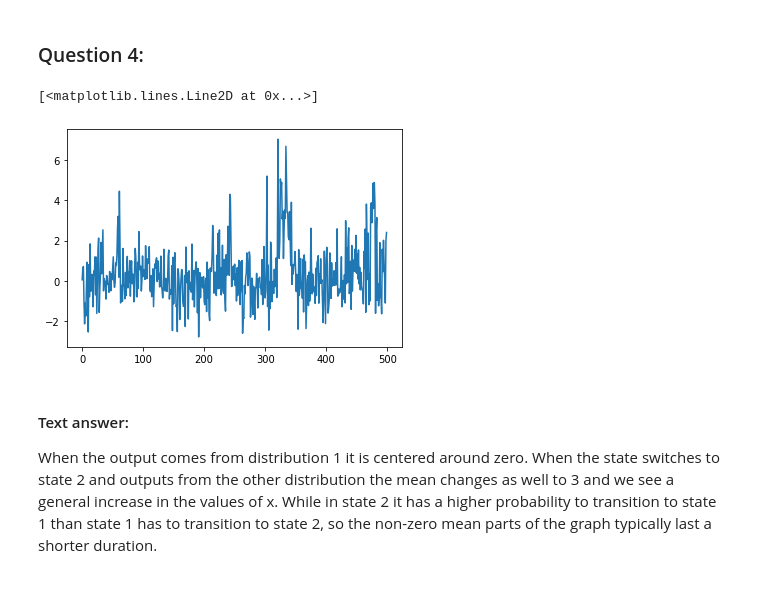
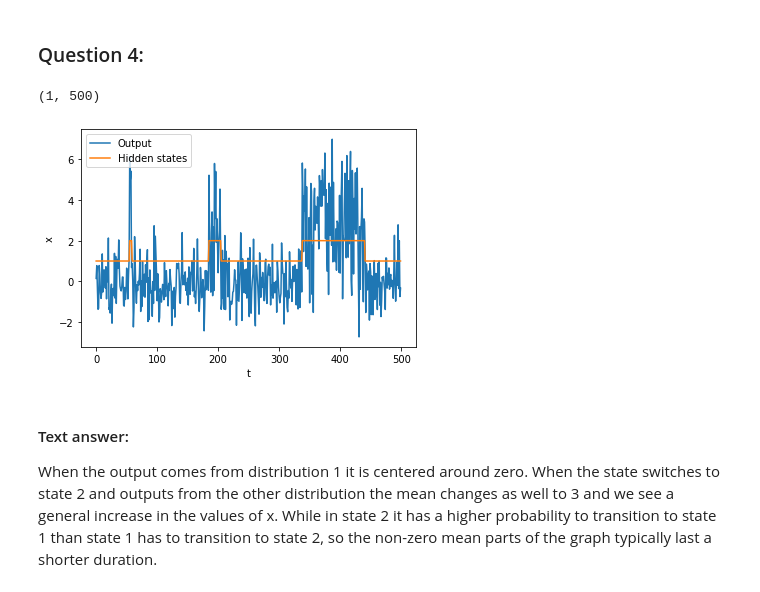
Before and after one commit to serkanardaa/Pattern-Assignment1, a Jupyter notebook: EQ2341_Assignment_1.ipynb, the cells around one changed output. Drawn from its saved outputs; the diff is of its cells as text; code cells hidden in the pictures.

Commit message:
Cleaned up jupyter, added plot code and removed comment from MarkovChain

```diff
--- a/EQ2341_Assignment_1.ipynb
+++ b/EQ2341_Assignment_1.ipynb
@@ -128,27 +127,33 @@ Mean: 0.8460061993849105 Variance: 3.7636239058193794
 # %% [markdown]
 ### Question 4:
 # %%
-
-# Example: Define and use a simple infinite-duration HMM
-
-# State generator
+# Analysis of sequence length tmax = 500
 
 q = np.array( [ 0.75, 0.25 ] )
-mc = MarkovChain( q, np.array( [ [ 0.99, 0.01 ], [ 0.03, 0.97 ] ] ) )
+A = np.array( [ [ 0.99, 0.01 ], [ 0.03, 0.97 ] ] )
+mc = MarkovChain(q,A)
 
 g1 = GaussD( means=[0], stdevs=[1] )   # Distribution for state = 1
 g2 = GaussD( means=[3], stdevs=[2] )   # Distribution for state = 2
 h  = HMM( mc, [g1, g2])                # The HMM
 
 # Generate an output sequence
 x,s = h.rand( 500 )
 
 s = s + 1 # since our code outputs j = 0,1 not j = 1,2
 
+print(x.shape)
 plt.plot(x[0])
+plt.plot(s)
+
+# xlabel, ylabel, title, data
+plt.ylabel("x")
+plt.xlabel("t")
+plt.legend(['Output', 'Hidden states'])
+plt.savefig('Q4.png', bbox_inches='tight', dpi = 300)
 # %% [output]
-[<matplotlib.lines.Line2D at 0x...>]
+(1, 500)
-[figure, old version]
+[figure, new version]
 # %% [markdown]
 #### Text answer:
 When the output comes from distribution 1 it is centered around zero. When the state switches to state 2 and outputs from the other distribution the mean changes as well to 3 and we see a general increase in the values of x. While in state 2 it has a higher probability to transition to state 1 than state 1 has to transition to state 2, so the non-zero mean parts of the graph typically last a shorter duration.
```
Also changed, not shown: parts of 7 cells of this notebook, 1 other file.
